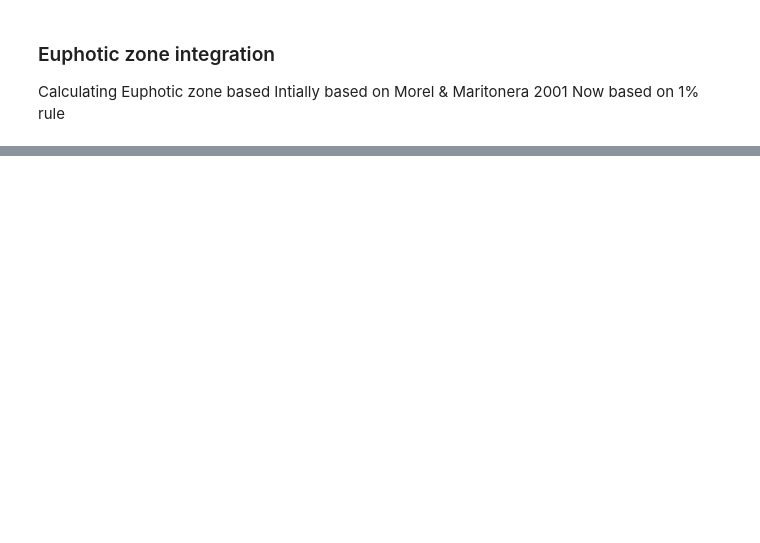
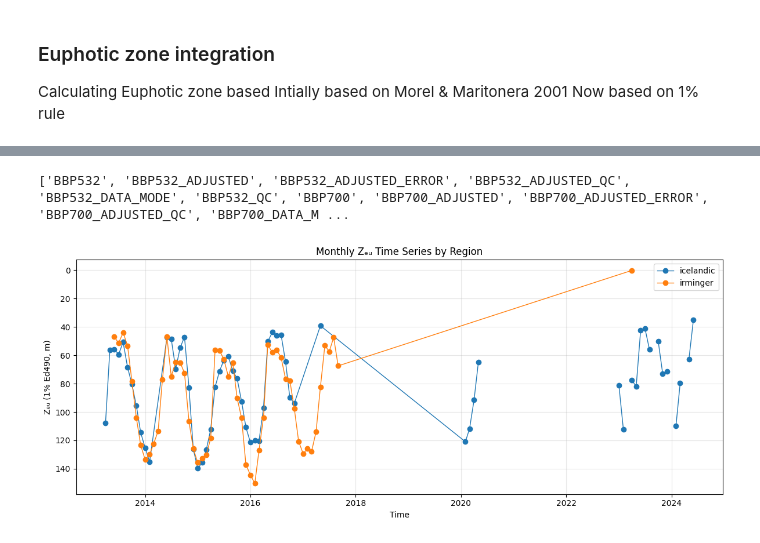
Before and after one commit to ROYVNZ/Mas, a Jupyter notebook: scripts/Argo_Analysis.ipynb, the cells around one changed output, grey strips where cells are left out. Saved outputs shown, nothing was run; the diff lists cells and outputs as text; code cells hidden in the pictures; blank space fills up the shorter version.

```diff
--- a/scripts/Argo_Analysis.ipynb
+++ b/scripts/Argo_Analysis.ipynb
@@ -1925,0 +1765,16 @@ results_df.head()
+# %%
+# Getting data
+
+df = pl.read_parquet('../data/argo/Region/Regional_BGC-Argo_Tablet.parquet')
+
+#Printing all column names
+print(df.columns)
+
+#Filtering "Other" region
+df = df.filter(pl.col('region') != 'Other')
+
+# Irradiance Calculation Function
+
+#df = df.filter(pl.col('DOWNWELLING_PAR_ADJUSTED_QC').is_in([1,2]))  # Keep only good and probably good data
+# %% [output]
+['BBP532', 'BBP532_ADJUSTED', 'BBP532_ADJUSTED_ERROR', 'BBP532_ADJUSTED_QC', 'BBP532_DATA_MODE', 'BBP532_QC', 'BBP700', 'BBP700_ADJUSTED', 'BBP700_ADJUSTED_ERROR', 'BBP700_ADJUSTED_QC', 'BBP700_DATA_M ...
@@ -1925,0 +1832,44 @@ results_df.head()
+# %%
+# Compute ZEU per profile
+zeu_profiles = profiles.with_columns(
+    pl.struct(["depth", "Ed"]).map_elements(
+        lambda s: compute_zeu(
+            np.array(s["depth"]),
+            np.array(s["Ed"])),
+        return_dtype=pl.Float64
+    ).alias("ZEU_1PCT")
+)
+# %%
+ts = zeu_profiles.select(["TIME", "region", "ZEU_1PCT"]).to_pandas()
+ts["TIME"] = pd.to_datetime(ts["TIME"])
+ts["month"] = ts["TIME"].dt.to_period("M")
+
+monthly_region = (
+    ts.groupby(["region", "month"])
+      .agg(
+          ZEU_mean=("ZEU_1PCT", "mean"),
+          ZEU_std=("ZEU_1PCT", "std"),
+          n_profiles=("ZEU_1PCT", "count"),
+      )
+      .reset_index()
+)
+
+monthly_region["month"] = monthly_region["month"].dt.to_timestamp()
+# %%
+
+plt.figure(figsize=(12,5))
+
+for region_name, g in monthly_region.groupby("region"):
+    g = g.sort_values("month")
+    plt.plot(g["month"], g["ZEU_mean"], marker="o", linewidth=1, label=region_name)
+
+plt.gca().invert_yaxis()
+plt.ylabel("Zₑᵤ (1% Ed490, m)")
+plt.xlabel("Time")
+plt.title("Monthly Zₑᵤ Time Series by Region")
+plt.grid(alpha=0.3)
+plt.legend()
+plt.tight_layout()
+plt.show()
+# %% [output]
+[figure, added]
```
Also changed, not shown: parts of 24 cells of this notebook.
